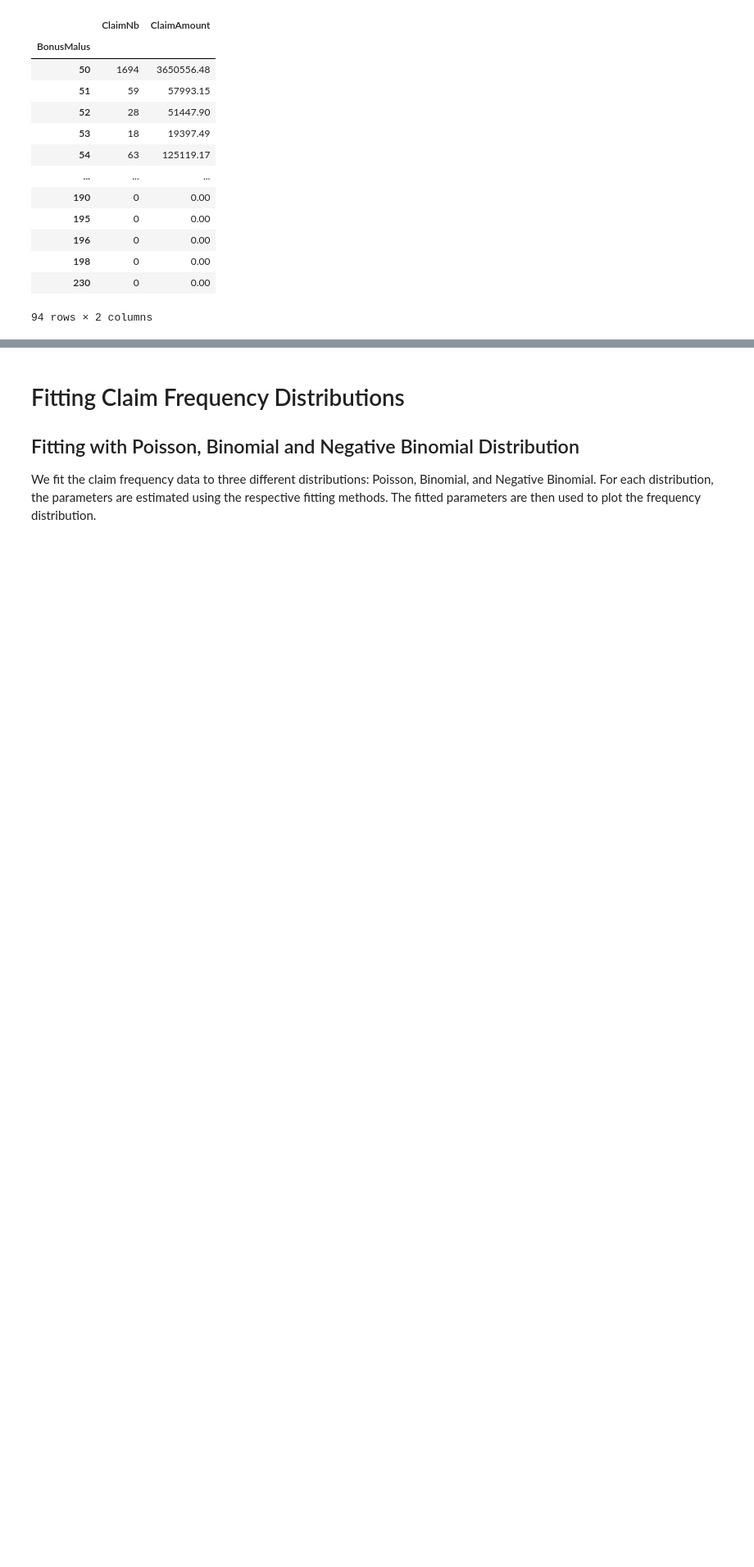
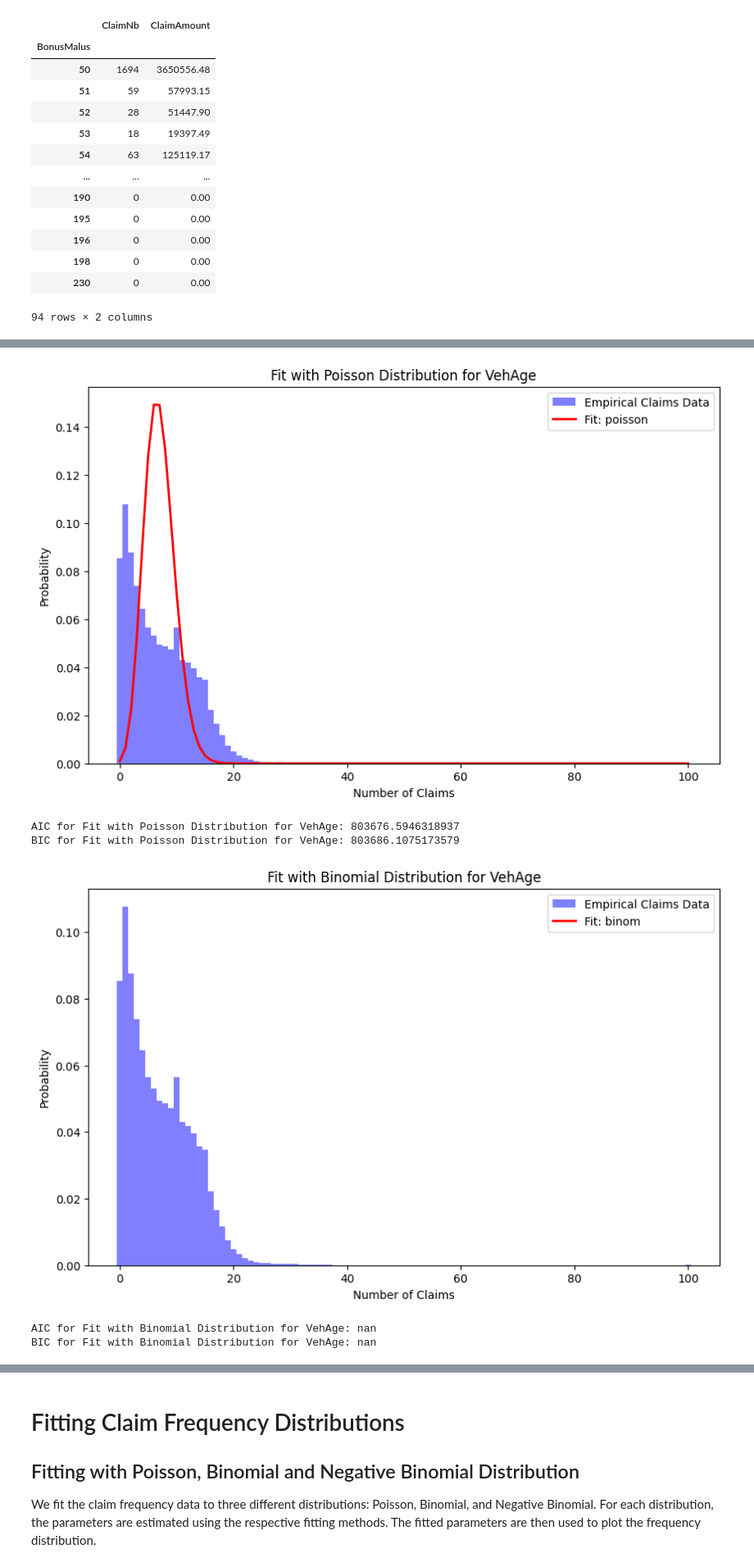
Before and after one commit to ThomasDeConinck/Assurance-Code-Python, a Jupyter notebook: assurances Code Python Case.ipynb, the cells around one changed output, grey strips where cells are left out. Shown at 82% size. Drawn from its saved outputs; the diff is of its cells as text; code cells hidden in the pictures; blank space fills up the shorter version.

```diff
--- a/assurances Code Python Case.ipynb
+++ b/assurances Code Python Case.ipynb
@@ -256,3 +257,33 @@ def plot_fit(x, dist, params, title, dist_type='continuous'):
     bic = calculate_bic(n, log_likelihood, k)
     print(f"AIC for {title}: {aic}")
     print(f"BIC for {title}: {bic}")
+# %%
+# Variables à analyser
+variables = ['VehAge', 'BonusMalus', 'DrivAge', 'VehPower']
+
+for var in variables:
+    claim_counts = claims_data[var].dropna()  # Assurez-vous de ne pas avoir de valeurs manquantes
+
+    # Ajustement de la distribution de Poisson
+    lambda_poisson = np.mean(claim_counts)
+    params_poisson = [lambda_poisson]
+    plot_fit(claim_counts, poisson, params_poisson, f'Fit with Poisson Distribution for {var}', dist_type='discrete')
+
+    # Ajustement de la distribution binomiale
+    n_trials = 1  # Cela doit être ajusté en fonction de votre scénario spécifique
+    p_success = np.mean(claim_counts) / n_trials
+    params_binom = [n_trials, p_success]
+    plot_fit(claim_counts, binom, params_binom, f'Fit with Binomial Distribution for {var}', dist_type='discrete')
+
+    # Ajustement de la distribution binomiale négative
+    r_negbin = (np.mean(claim_counts)**2) / (np.var(claim_counts) - np.mean(claim_counts))
+    p_negbin = r_negbin / (r_negbin + np.mean(claim_counts))
+    params_negbin = [r_negbin, p_negbin]
+    plot_fit(claim_counts, nbinom, params_negbin, f'Fit with Negative Binomial Distribution for {var}', dist_type='discrete')
+# %% [output]
+[figure, added]
+AIC for Fit with Poisson Distribution for VehAge: 803676.5946318937
+BIC for Fit with Poisson Distribution for VehAge: 803686.1075173579
+[figure, added]
+AIC for Fit with Binomial Distribution for VehAge: nan
+BIC for Fit with Binomial Distribution for VehAge: nan
```
Also changed, not shown: parts of 3 cells of this notebook.
